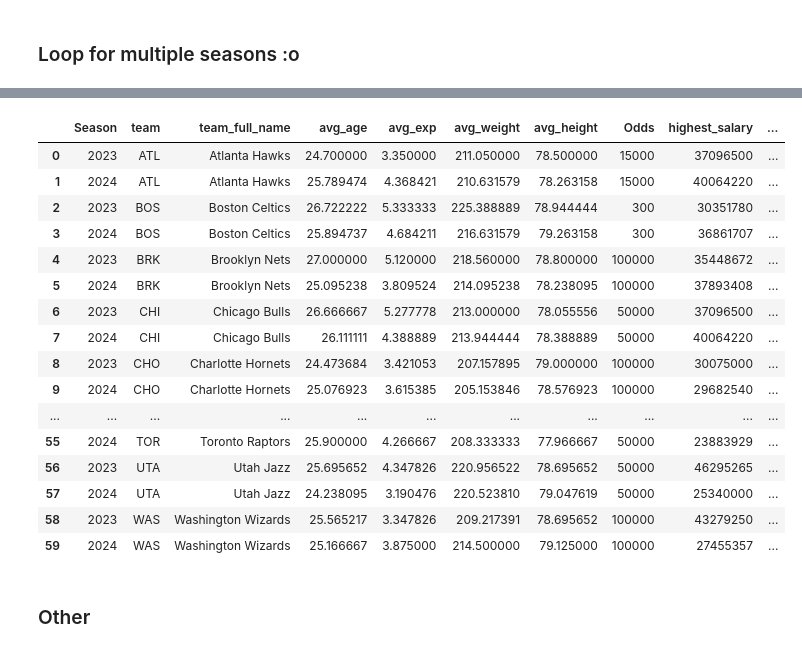
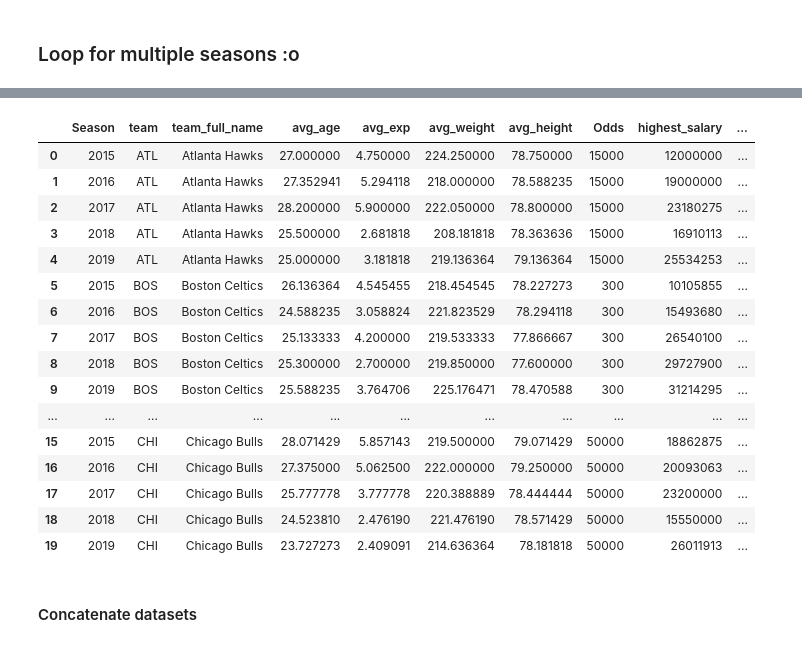
Before and after one commit to TomHavy/Nba-Standings-Prediction, a Jupyter notebook: scrap-nba-data.ipynb, the cells around one changed output, grey strips where cells are left out. Cells and saved outputs as stored; diff of their text form; code cells hidden in the pictures.

Commit message:
chore: added conference field, and collected more data

```diff
--- a/scrap-nba-data.ipynb
+++ b/scrap-nba-data.ipynb
@@ -438,24 +470,25 @@ avg_odds_salary_players_champ.tail(5)
 ### Append ranking
 # %%
 def clean_ranking(df):
+    df = df.sort_values(by='W/L%', ascending=False)
 
-    # conf = df.columns[0][:3].upper()
-    # df.rename(columns={df.columns[0]: conf}, inplace=True)
     df.rename(columns={df.columns[0]: 'team_full_name'}, inplace=True)
 
+    df = df[~df['team_full_name'].str.contains('Division|Conference', na=False)]
 
     df[df.columns[0]] = df[df.columns[0]].replace({r'\*': ''}, regex=True)
 
+    df = df.reset_index(drop=True)
+
     df['ranking'] = df.index + 1
 
-    df = df[['Season',df.columns[0], 'ranking']]
+    df = df[['Season',df.columns[0], 'conference','ranking']]
     return df
 # %%
 # https://www.basketball-reference.com/leagues/NBA_2024_standings.html
 
 def scrape_ranking(season):
     all_data = pd.DataFrame()
-
 
     url = f"https://www.basketball-reference.com/leagues/NBA_{season}_standings.html"
 
@@ -464,23 +497,44 @@ def scrape_ranking(season):
     # print(response)
     # print(url)
 
-    for id in ['confs_standings_W','confs_standings_E']:
+    for conf in ['W','E']:
         if response.status_code == 200:
             soup = BeautifulSoup(response.content, 'html.parser')
-            table = soup.find('table', {'id': id})
+            table = soup.find('table', {'id': f"confs_standings_{conf}"})
 
             if table:
                 df = pd.read_html(io.StringIO(str(table)))[0]
 
                 df['Season'] = season
+                if conf == 'W':
+                    df["conference"] = "WEST"
+                else:
+                    df['conference'] = "EAST"
 
                 df = clean_ranking(df)
 
                 all_data = pd.concat([all_data, df], ignore_index=True)
 
             else:
+                print(f"No table found for {season}. Looking in Division Standings...")
 
-                print(f"No table found for {season}")
+                soup = BeautifulSoup(response.content, 'html.parser')
+                table = soup.find('table', {'id': f"divs_standings_{conf}"})
+
+                if table:
+                    df = pd.read_html(io.StringIO(str(table)))[0]
+
+                    df['Season'] = season
+                    if conf == 'W':
+                        df["conference"] = "WEST"
+                    else:
+                        df['conference'] = "EAST"
+
+                    df = clean_ranking(df)
+
+                    all_data = pd.concat([all_data, df], ignore_index=True)
+                else:
+                    print(f"No table found for {season} in Division Standings.")
 
         else:
             print(f"Failed to retrieve data for {season}")
@@ -527,7 +587,7 @@ def scrape_all_preseason_odds():
     for season in range(start, end):
         print(f"Scraping data for the {season-1}-{season} season...")
 
-        preseason_odds = scrape_preseason_odds(season,team_names)
+        preseason_odds = scrape_preseason_odds(season)
 
         if preseason_odds is not None:
             all_preseason_odds = pd.concat([all_preseason_odds, preseason_odds], ignore_index=True)
@@ -536,6 +596,6 @@ def scrape_all_preseason_odds():
 
 all_preseason_odds = scrape_all_preseason_odds()
 
-all_avg_n_odds = pd.merge(avg_roster, preseason_odds, left_on='team_full_name', right_on='Team', how='left')
+all_avg_n_odds = pd.merge(all_avg_roster, preseason_odds, left_on='team_full_name', right_on='Team', how='left')
 
 all_avg_n_odds.drop(columns='Team', inplace=True)
@@ -631,23 +716,23 @@ all_ranking = all_scrape_ranking(seasons_list)
 # %%
 all_avg_odds_salary_players_champ_rk = all_avg_odds_salary_players_champ.merge(all_ranking, on=['team_full_name', 'Season'], how='left')
 # %%
-all_avg_odds_salary_players_champ_rk
+all_avg_odds_salary_players_champ_rk.head(20)
 # %% [output]
 |  | Season | team | team_full_name | avg_age | avg_exp | avg_weight | avg_height | Odds | highest_salary | ... |
-| 0 | 2023 | ATL | Atlanta Hawks | 24.700000 | 3.350000 | 211.050000 | 78.500000 | 15000 | 37096500 | ... |
-| 1 | 2024 | ATL | Atlanta Hawks | 25.789474 | 4.368421 | 210.631579 | 78.263158 | 15000 | 40064220 | ... |
-| 2 | 2023 | BOS | Boston Celtics | 26.722222 | 5.333333 | 225.388889 | 78.944444 | 300 | 30351780 | ... |
-| 3 | 2024 | BOS | Boston Celtics | 25.894737 | 4.684211 | 216.631579 | 79.263158 | 300 | 36861707 | ... |
-| 4 | 2023 | BRK | Brooklyn Nets | 27.000000 | 5.120000 | 218.560000 | 78.800000 | 100000 | 35448672 | ... |
-| 5 | 2024 | BRK | Brooklyn Nets | 25.095238 | 3.809524 | 214.095238 | 78.238095 | 100000 | 37893408 | ... |
-| 6 | 2023 | CHI | Chicago Bulls | 26.666667 | 5.277778 | 213.000000 | 78.055556 | 50000 | 37096500 | ... |
-| 7 | 2024 | CHI | Chicago Bulls | 26.111111 | 4.388889 | 213.944444 | 78.388889 | 50000 | 40064220 | ... |
-| 8 | 2023 | CHO | Charlotte Hornets | 24.473684 | 3.421053 | 207.157895 | 79.000000 | 100000 | 30075000 | ... |
-| 9 | 2024 | CHO | Charlotte Hornets | 25.076923 | 3.615385 | 205.153846 | 78.576923 | 100000 | 29682540 | ... |
+| 0 | 2015 | ATL | Atlanta Hawks | 27.000000 | 4.750000 | 224.250000 | 78.750000 | 15000 | 12000000 | ... |
+| 1 | 2016 | ATL | Atlanta Hawks | 27.352941 | 5.294118 | 218.000000 | 78.588235 | 15000 | 19000000 | ... |
+| 2 | 2017 | ATL | Atlanta Hawks | 28.200000 | 5.900000 | 222.050000 | 78.800000 | 15000 | 23180275 | ... |
+| 3 | 2018 | ATL | Atlanta Hawks | 25.500000 | 2.681818 | 208.181818 | 78.363636 | 15000 | 16910113 | ... |
+| 4 | 2019 | ATL | Atlanta Hawks | 25.000000 | 3.181818 | 219.136364 | 79.136364 | 15000 | 25534253 | ... |
+| 5 | 2015 | BOS | Boston Celtics | 26.136364 | 4.545455 | 218.454545 | 78.227273 | 300 | 10105855 | ... |
+| 6 | 2016 | BOS | Boston Celtics | 24.588235 | 3.058824 | 221.823529 | 78.294118 | 300 | 15493680 | ... |
+| 7 | 2017 | BOS | Boston Celtics | 25.133333 | 4.200000 | 219.533333 | 77.866667 | 300 | 26540100 | ... |
+| 8 | 2018 | BOS | Boston Celtics | 25.300000 | 2.700000 | 219.850000 | 77.600000 | 300 | 29727900 | ... |
+| 9 | 2019 | BOS | Boston Celtics | 25.588235 | 3.764706 | 225.176471 | 78.470588 | 300 | 31214295 | ... |
 | ... | ... | ... | ... | ... | ... | ... | ... | ... | ... | ... |
-| 55 | 2024 | TOR | Toronto Raptors | 25.900000 | 4.266667 | 208.333333 | 77.966667 | 50000 | 23883929 | ... |
-| 56 | 2023 | UTA | Utah Jazz | 25.695652 | 4.347826 | 220.956522 | 78.695652 | 50000 | 46295265 | ... |
-| 57 | 2024 | UTA | Utah Jazz | 24.238095 | 3.190476 | 220.523810 | 79.047619 | 50000 | 25340000 | ... |
-| 58 | 2023 | WAS | Washington Wizards | 25.565217 | 3.347826 | 209.217391 | 78.695652 | 100000 | 43279250 | ... |
-| 59 | 2024 | WAS | Washington Wizards | 25.166667 | 3.875000 | 214.500000 | 79.125000 | 100000 | 27455357 | ... |
+| 15 | 2015 | CHI | Chicago Bulls | 28.071429 | 5.857143 | 219.500000 | 79.071429 | 50000 | 18862875 | ... |
+| 16 | 2016 | CHI | Chicago Bulls | 27.375000 | 5.062500 | 222.000000 | 79.250000 | 50000 | 20093063 | ... |
+| 17 | 2017 | CHI | Chicago Bulls | 25.777778 | 3.777778 | 220.388889 | 78.444444 | 50000 | 23200000 | ... |
+| 18 | 2018 | CHI | Chicago Bulls | 24.523810 | 2.476190 | 221.476190 | 78.571429 | 50000 | 15550000 | ... |
+| 19 | 2019 | CHI | Chicago Bulls | 23.727273 | 2.409091 | 214.636364 | 78.181818 | 50000 | 26011913 | ... |
 # %%
@@ -655,2 +739,0 @@ all_avg_odds_salary_players_champ_rk.to_csv(f"data/{start}_{end-1}_avg_odds_sala
-# %% [markdown]
-### Other
@@ -777,0 +740,2 @@ all_avg_odds_salary_players_champ_rk.to_csv(f"data/{start}_{end-1}_avg_odds_sala
+# %% [markdown]
+#### Concatenate datasets
```
Also changed, not shown: parts of 28 cells of this notebook.
